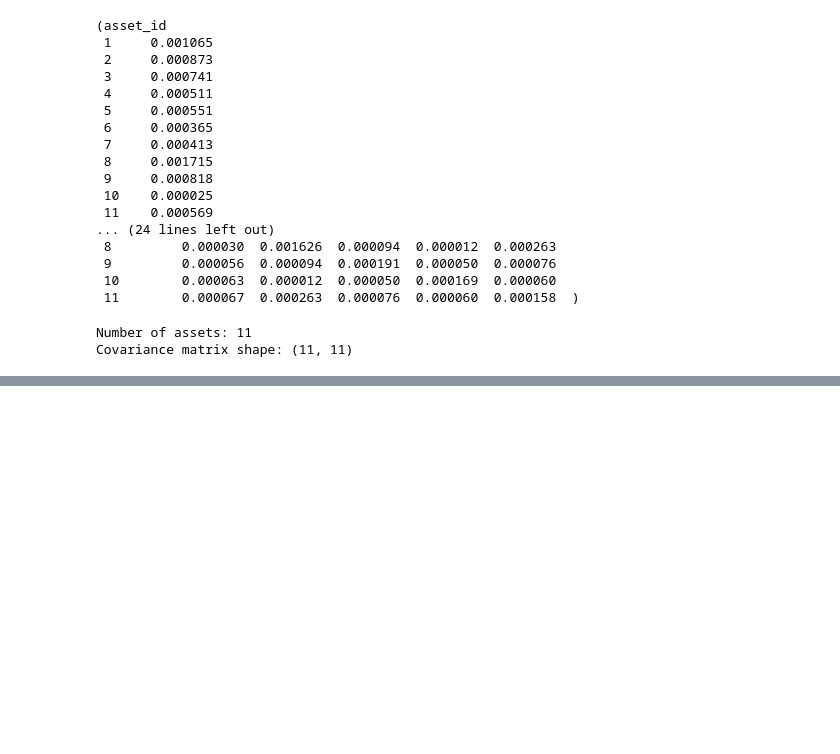
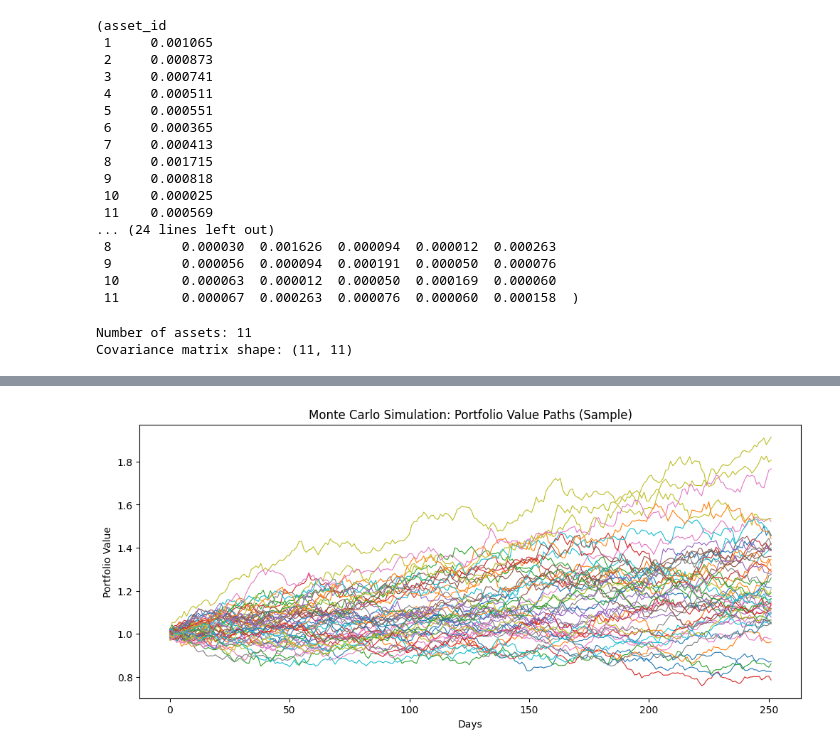
Before and after one commit to tsai143/financial-risk-analytics, a Jupyter notebook: notebooks/week3_monte_carlo_simulation.ipynb, the cells around one changed output, grey strips where cells are left out. Cells and saved outputs as stored; diff of their text form; code cells hidden in the pictures; blank space fills up the shorter version.

Commit message:
Week-3 Step-2: Run Monte Carlo simulation with 10,000 portfolio paths

```diff
--- a/notebooks/week3_monte_carlo_simulation.ipynb
+++ b/notebooks/week3_monte_carlo_simulation.ipynb
@@ -107,3 +107,20 @@ print("Covariance matrix shape:", cov_matrix.shape)
 # %% [output]
 Number of assets: 11
 Covariance matrix shape: (11, 11)
+# %%
+# Monte Carlo simulation parameters
+num_simulations = 10_000     # Number of simulated paths
+time_horizon = 252           # Trading days in 1 year
+num_assets = mean_returns.shape[0]
+
+# Equal-weighted portfolio
+weights = np.array([1 / num_assets] * num_assets)
+# %%
+# Generate correlated random returns using multivariate normal distribution
+# Shape: (time_horizon, num_assets, num_simulations)
+
+simulated_returns = np.random.multivariate_normal(
+    mean_returns,
+    cov_matrix,
+    size=(time_horizon, num_simulations)
+)
@@ -109,0 +131,18 @@ Covariance matrix shape: (11, 11)
+# %%
+# Calculate daily portfolio returns for each simulation
+# Dot product applies portfolio weights
+
+portfolio_simulated_returns = np.dot(
+    simulated_returns,
+    weights
+)
+# %%
+# Initialize portfolio value paths
+initial_portfolio_value = 1.0
+
+# Convert log returns to cumulative portfolio value
+portfolio_value_paths = np.exp(
+    np.cumsum(portfolio_simulated_returns, axis=0)
+) * initial_portfolio_value
+
+portfolio_value_paths.shape
@@ -109,0 +167,12 @@ Covariance matrix shape: (11, 11)
+# %%
+import matplotlib.pyplot as plt
+
+# Plot first 50 simulation paths for visual sanity check
+plt.figure(figsize=(12, 5))
+plt.plot(portfolio_value_paths[:, :50], linewidth=0.8)
+plt.title("Monte Carlo Simulation: Portfolio Value Paths (Sample)")
+plt.xlabel("Days")
+plt.ylabel("Portfolio Value")
+plt.show()
+# %% [output]
+[figure, added]
```
Also changed, not shown: parts of 3 cells of this notebook.
